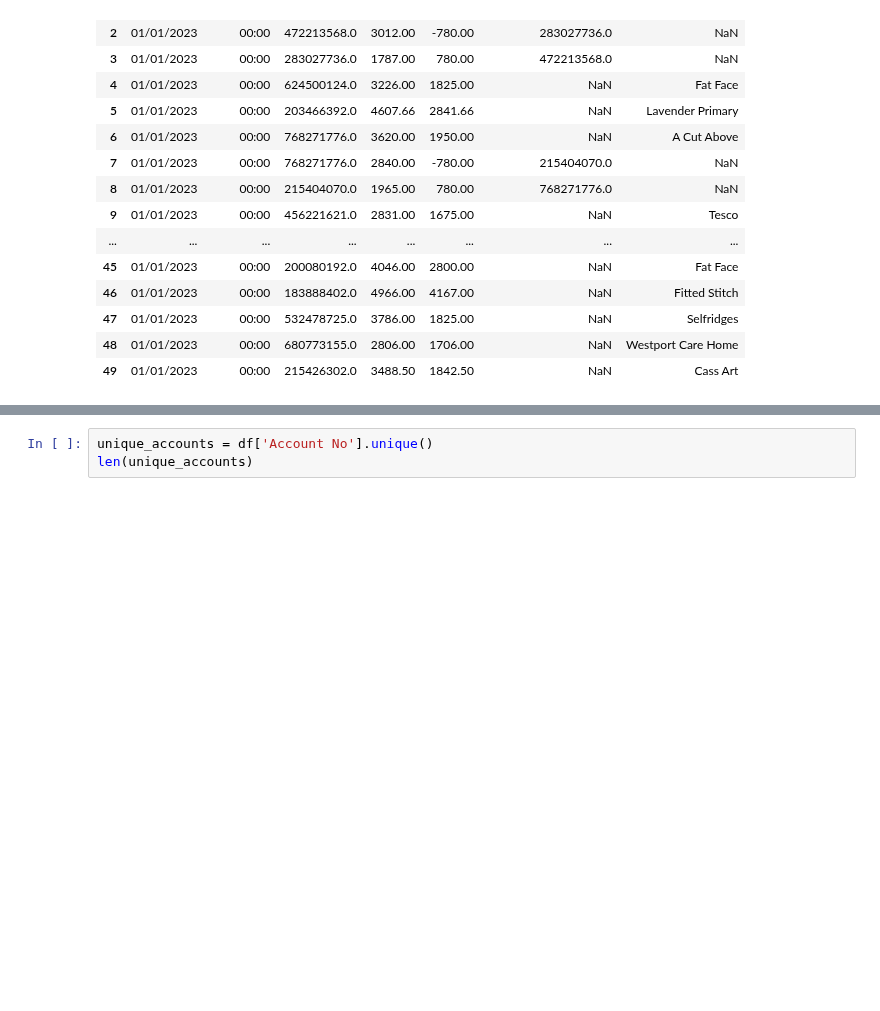
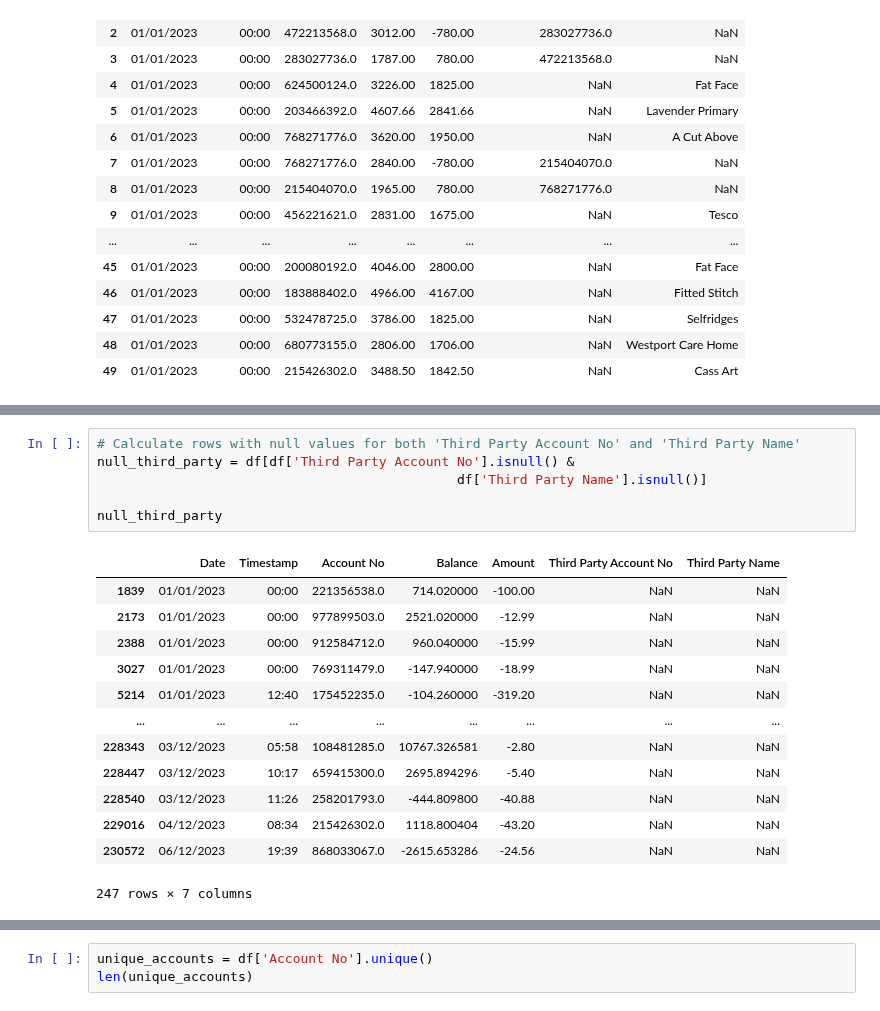
Before and after one commit to UoB-DSMP-2023-24/dsmp-2024-group27, a Jupyter notebook: Dataset2_EDA.ipynb, the cells around one changed output, grey strips where cells are left out. Cells and saved outputs as stored; diff of their text form; blank space fills up the shorter version.

```diff
--- a/Dataset2_EDA.ipynb
+++ b/Dataset2_EDA.ipynb
@@ -25,0 +64,20 @@ df.head(50)
+# %%
+# Calculate rows with null values for both 'Third Party Account No' and 'Third Party Name'
+null_third_party = df[df['Third Party Account No'].isnull() &
+                                              df['Third Party Name'].isnull()]
+
+null_third_party
+# %% [output]
+|  | Date | Timestamp | Account No | Balance | Amount | Third Party Account No | Third Party Name |
+| 1839 | 01/01/2023 | 00:00 | 221356538.0 | 714.020000 | -100.00 | NaN | NaN |
+| 2173 | 01/01/2023 | 00:00 | 977899503.0 | 2521.020000 | -12.99 | NaN | NaN |
+| 2388 | 01/01/2023 | 00:00 | 912584712.0 | 960.040000 | -15.99 | NaN | NaN |
+| 3027 | 01/01/2023 | 00:00 | 769311479.0 | -147.940000 | -18.99 | NaN | NaN |
+| 5214 | 01/01/2023 | 12:40 | 175452235.0 | -104.260000 | -319.20 | NaN | NaN |
+| ... | ... | ... | ... | ... | ... | ... | ... |
+| 228343 | 03/12/2023 | 05:58 | 108481285.0 | 10767.326581 | -2.80 | NaN | NaN |
+| 228447 | 03/12/2023 | 10:17 | 659415300.0 | 2695.894296 | -5.40 | NaN | NaN |
+| 228540 | 03/12/2023 | 11:26 | 258201793.0 | -444.809800 | -40.88 | NaN | NaN |
+| 229016 | 04/12/2023 | 08:34 | 215426302.0 | 1118.800404 | -43.20 | NaN | NaN |
+| 230572 | 06/12/2023 | 19:39 | 868033067.0 | -2615.653286 | -24.56 | NaN | NaN |
+247 rows × 7 columns
```
Also changed, not shown: parts of 25 cells of this notebook, 7 other files.
